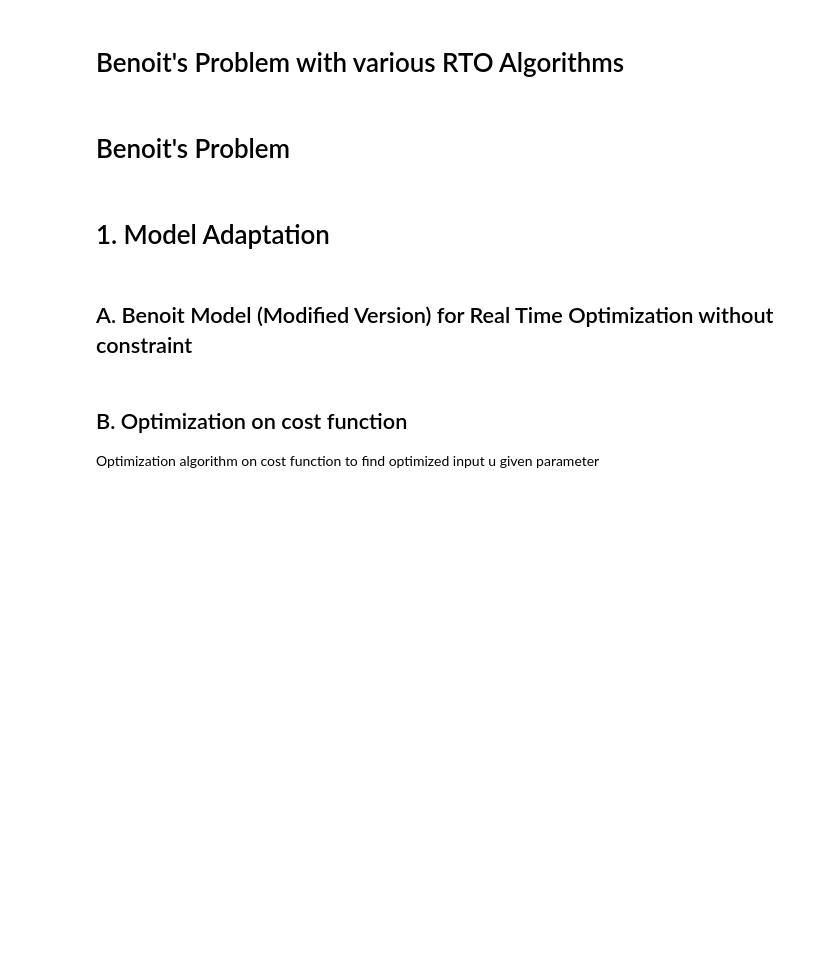
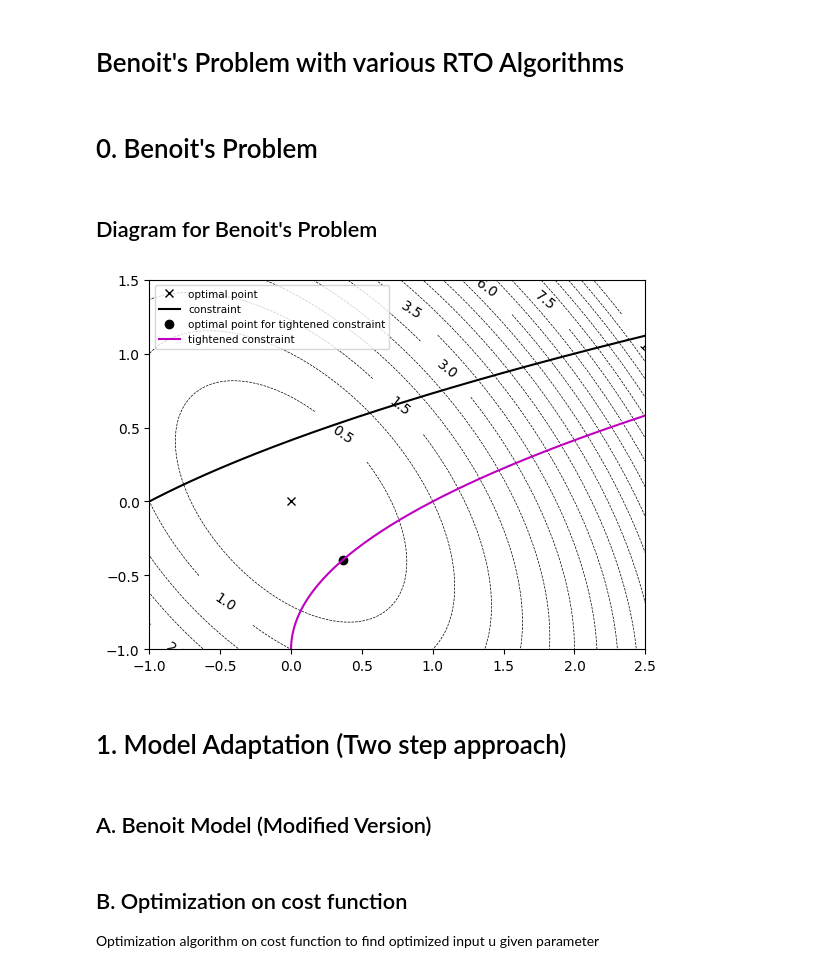
Before and after one commit to dleeim/Safe-Bayesian-Optimization, a Jupyter notebook: Benoit_Problem.ipynb, the cells around one changed output. Saved outputs shown, nothing was run; the diff lists cells and outputs as text; code cells hidden in the pictures; blank space fills up the shorter version.

```diff
--- a/Benoit_Problem.ipynb
+++ b/Benoit_Problem.ipynb
@@ -8,5 +8,5 @@ import matplotlib as plt
 # %% [markdown]
-# Benoit's Problem
+# 0. Benoit's Problem
 # %%
 
 # Actual Plant System
@@ -46,10 +45,75 @@ def con1_system_noiseless(u):
 def con1_system_tight_noiseless(u):
     g1 = 1. - u[0] + u[1] ** 2 + 2. * u[1]  # + np.random.normal(0., np.sqrt(1e-3))
     return -g1
+# %% [markdown]
+## Diagram for Benoit's Problem
+# %%
+# Plot for objective function
+def plant_drawing(is_constraint,is_tight_constraint):
+        delta = 0.01
+        x = np.arange(-3.5, 3.5, delta)
+        y = np.arange(-3.5, 3.5, delta)
+        u = np.meshgrid(x, y)
+        levels = np.linspace(0,10,21)
+
+        CS1 = plt.contour(u[0],u[1],Benoit_System_noiseless_1(u),levels,colors='k',linestyles = "dashed",linewidths = 0.5)
+        plt.clabel(CS1,inline=True)
+        plt.axis((-1, 2.5, -1, 1.5))
+
+        if is_constraint == True:
+                # Plot for optimal value for optimization with constraint
+                u0 = [2,1]
+                con = ({'type': 'ineq',
+                        'fun': lambda u: con1_system_noiseless(u)})
+                result = minimize(Benoit_System_noiseless_1,
+                                u0,
+                                constraints= con,
+                                method='SLSQP',
+                                options={'ftol': 1e-9})
+
+                ustar = result.x
+                fstar = result.fun
+                plt.plot(ustar[0],ustar[1],'kx')
+
+                # Plot for constraint
+                uc0 = 1. + x ** 2 + 2. * x - 2.
+                constraint1 = plt.plot(uc0,x,'k')
+
+        if is_tight_constraint == True:
+
+                # Plot for optimal value for optimization with tightened constraint
+                u0 = [2,1]
+                con = ({'type': 'ineq',
+                        'fun': lambda u: con1_system_tight_noiseless(u)})
+                result_tight = minimize(Benoit_System_noiseless_1,
+                                u0,
+                                constraints= con,
+                                method='SLSQP',
+                                options={'ftol': 1e-9})
+
+                ustar = result_tight.x
+                fstar = result_tight.fun
+                plt.plot(ustar[0],ustar[1],'ko')
+
+                # Plot for tightened constraint
+
+                uc0t = 1. + x ** 2 + 2. * x
+                constraint2 = plt.plot(uc0t,x,'m')
+
+# plant_drawing(is_constraint=True,is_tight_constraint=False)
+plant_drawing(is_constraint=True,is_tight_constraint=True)
+plt.legend(["optimal point",
+            "constraint",
+            'optimal point for tightened constraint',
+            'tightened constraint'],
+                fontsize = 7.5)
+plt.show()
+# %% [output]
+[figure, added]
 # %% [markdown]
-# 1. Model Adaptation
+# 1. Model Adaptation (Two step approach)
 # %% [markdown]
-## A. Benoit Model (Modified Version) for Real Time Optimization without constraint
+## A. Benoit Model (Modified Version)
 # %%
 # Plant Model
 def Benoit_Model(u,theta):
```
Also changed, not shown: parts of 33 cells of this notebook.
